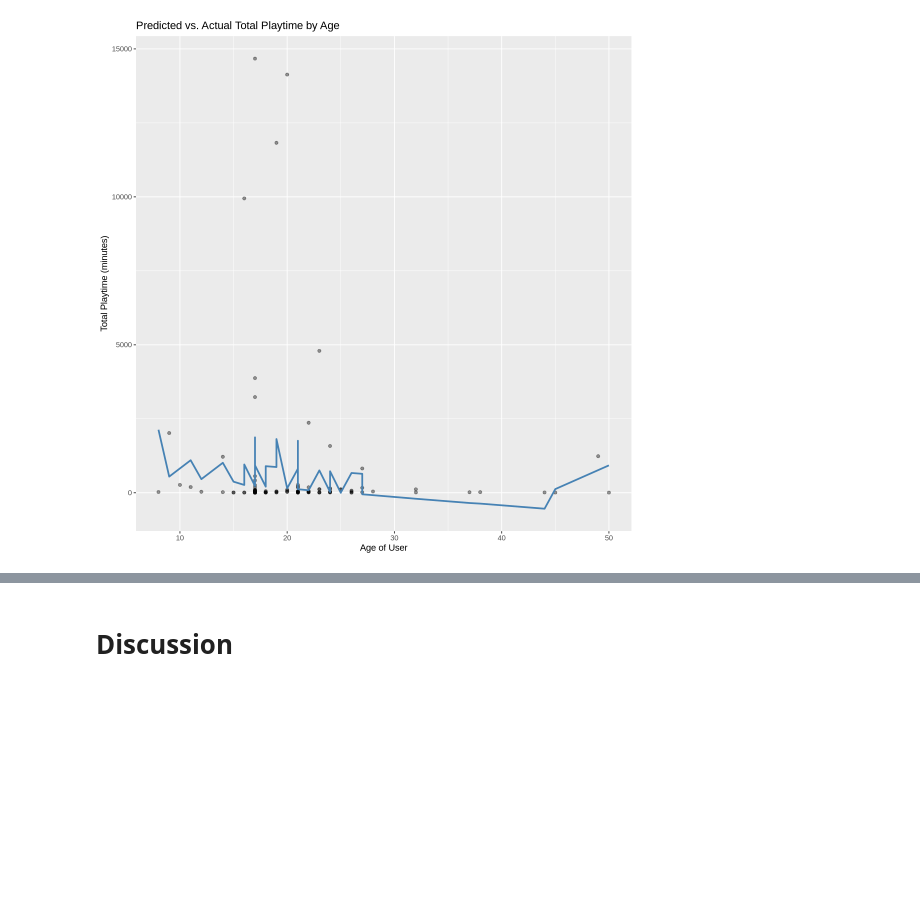
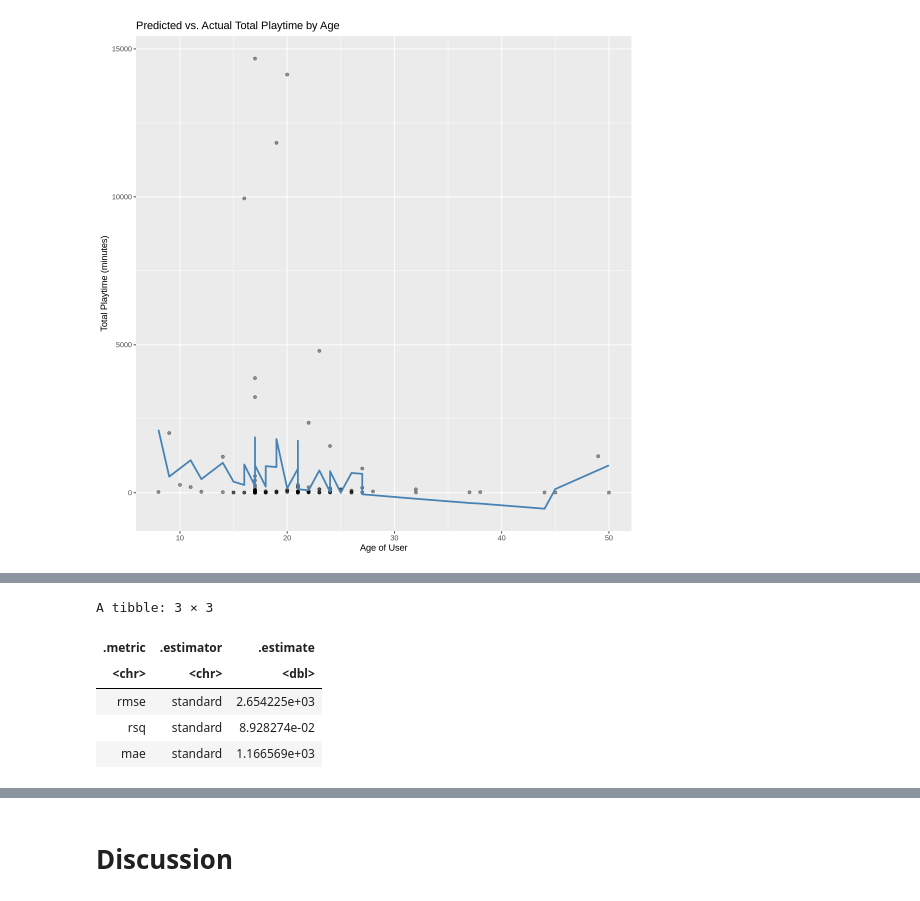
Before and after one commit to arevaura/dsci-100-2024w2-group-9, a Jupyter notebook: DSCI 100 007 - Group 9 Final Report.ipynb, the cells around one changed output, grey strips where cells are left out. Saved outputs shown, nothing was run; the diff lists cells and outputs as text; code cells hidden in the pictures; blank space fills up the shorter version.

```diff
--- a/DSCI 100 007 - Group 9 Final Report.ipynb
+++ b/DSCI 100 007 - Group 9 Final Report.ipynb
@@ -360,0 +411,16 @@ Warning message:
+# %%
+data_fit <- fit(data_wkflw, data = data_training)
+
+predictions <- data_fit |>
+    predict(new_data = data_testing) |>
+    bind_cols(data_testing)
+
+result <- metrics(predictions, truth = total_playtime_minutes, estimate = .pred)
+result
+# %% [output]
+A tibble: 3 × 3
+| .metric | .estimator | .estimate |
+| <chr> | <chr> | <dbl> |
+| rmse | standard | 2.654225e+03 |
+| rsq | standard | 8.928274e-02 |
+| mae | standard | 1.166569e+03 |
```
Also changed, not shown: parts of 4 cells of this notebook.
